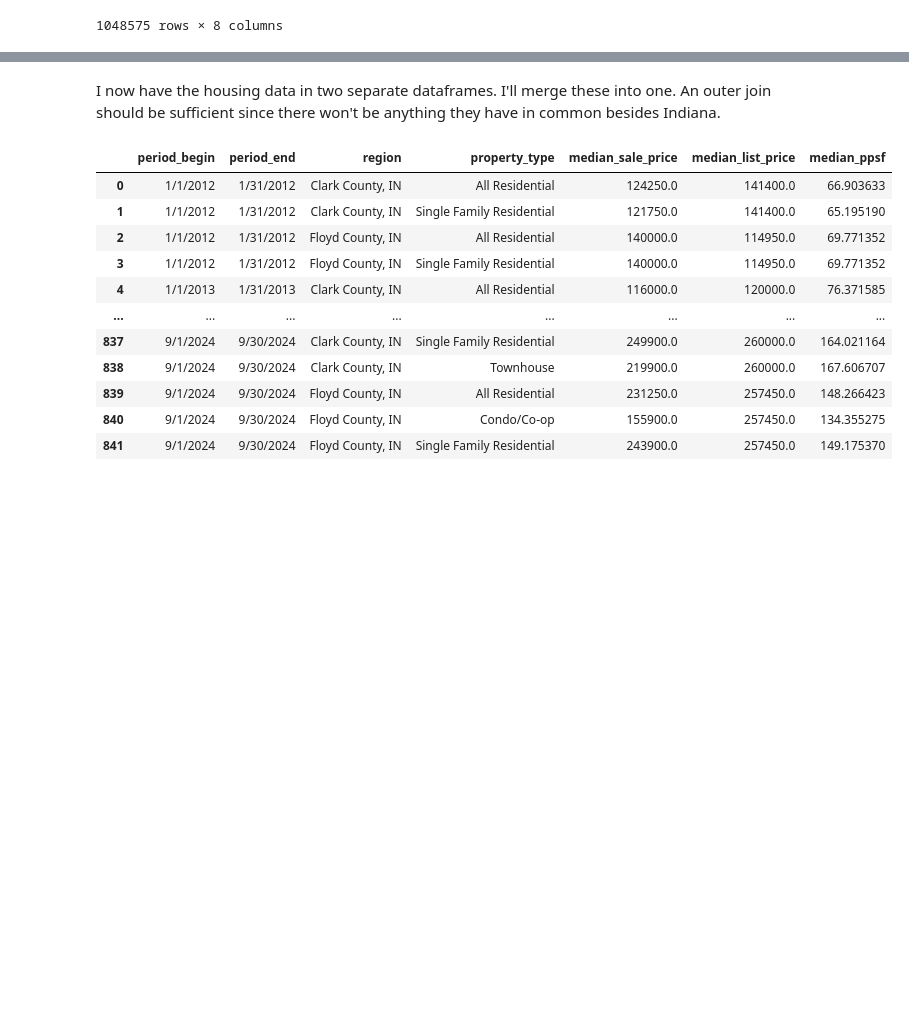
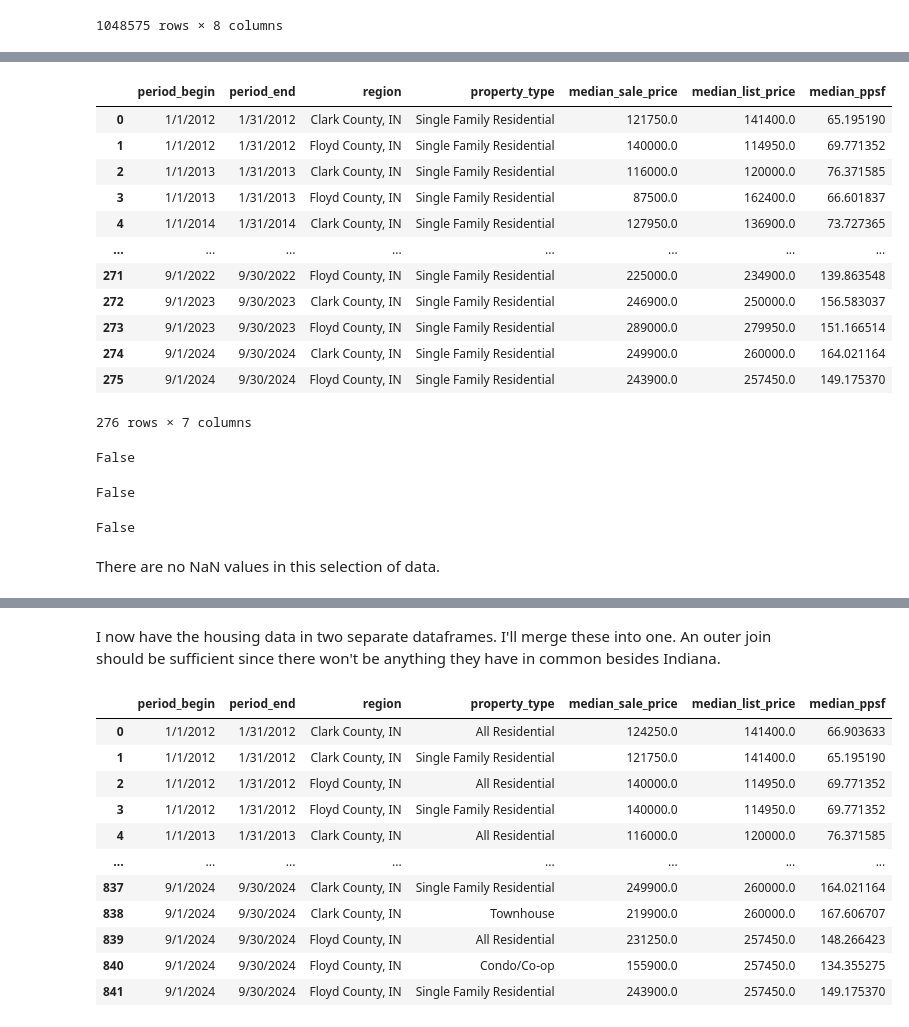
Before and after one commit to RachTheRad/SoIN_Housing_Analysis, a Jupyter notebook: HA_Cap_NB1.ipynb, the cells around one changed output, grey strips where cells are left out. Cells and saved outputs as stored; diff of their text form; code cells hidden in the pictures; blank space fills up the shorter version.

```diff
--- a/HA_Cap_NB1.ipynb
+++ b/HA_Cap_NB1.ipynb
@@ -81,3 +132,55 @@ Next I'll remove all the rows that do not have Indiana as a state by focusing on
+# %%
+#join the two dataframes back together
+clark_floyd = housing_data_clark.merge(housing_data_floyd, how = 'outer')
+clark_floyd
+
+#drop any rows with NaN values
+clark_floyd = clark_floyd.dropna()
+
+# Remove State Column - that information is included in the Region column
+clark_floyd = clark_floyd.drop(columns=['state'])
+
+#make a copy of the data
+clark_floyd.copy()
+# %% [output]
+|  | period_begin | period_end | region | property_type | median_sale_price | median_list_price | median_ppsf |
+| 0 | 1/1/2012 | 1/31/2012 | Clark County, IN | Single Family Residential | 121750.0 | 141400.0 | 65.195190 |
+| 1 | 1/1/2012 | 1/31/2012 | Floyd County, IN | Single Family Residential | 140000.0 | 114950.0 | 69.771352 |
+| 2 | 1/1/2013 | 1/31/2013 | Clark County, IN | Single Family Residential | 116000.0 | 120000.0 | 76.371585 |
+| 3 | 1/1/2013 | 1/31/2013 | Floyd County, IN | Single Family Residential | 87500.0 | 162400.0 | 66.601837 |
+| 4 | 1/1/2014 | 1/31/2014 | Clark County, IN | Single Family Residential | 127950.0 | 136900.0 | 73.727365 |
+| ... | ... | ... | ... | ... | ... | ... | ... |
+| 271 | 9/1/2022 | 9/30/2022 | Floyd County, IN | Single Family Residential | 225000.0 | 234900.0 | 139.863548 |
+| 272 | 9/1/2023 | 9/30/2023 | Clark County, IN | Single Family Residential | 246900.0 | 250000.0 | 156.583037 |
+| 273 | 9/1/2023 | 9/30/2023 | Floyd County, IN | Single Family Residential | 289000.0 | 279950.0 | 151.166514 |
+| 274 | 9/1/2024 | 9/30/2024 | Clark County, IN | Single Family Residential | 249900.0 | 260000.0 | 164.021164 |
+| 275 | 9/1/2024 | 9/30/2024 | Floyd County, IN | Single Family Residential | 243900.0 | 257450.0 | 149.175370 |
+276 rows × 7 columns
+# %%
+#checking for any NaN values in the median sales column
+check_nan_sale = clark_floyd['median_sale_price'].isnull().values.any()
+
+print(check_nan_sale)
+# %% [output]
+False
+# %%
+# checking for any NaN values in the median list price
+check_nan_ppsf= clark_floyd['median_list_price'].isnull().values.any()
+
+#print the results
+print(check_nan_ppsf)
+# %% [output]
+False
+# %%
+# checking for any NaN values in the price per square foot
+check_nan_list= clark_floyd['median_ppsf'].isnull().values.any()
+
+#print the results
+print(check_nan_list)
+# %% [output]
+False
+# %% [markdown]
+There are no NaN values in this selection of data.
 # %%
 #removes rows that do not contai
 
```
Also changed, not shown: parts of 7 cells of this notebook, 1 other file.
